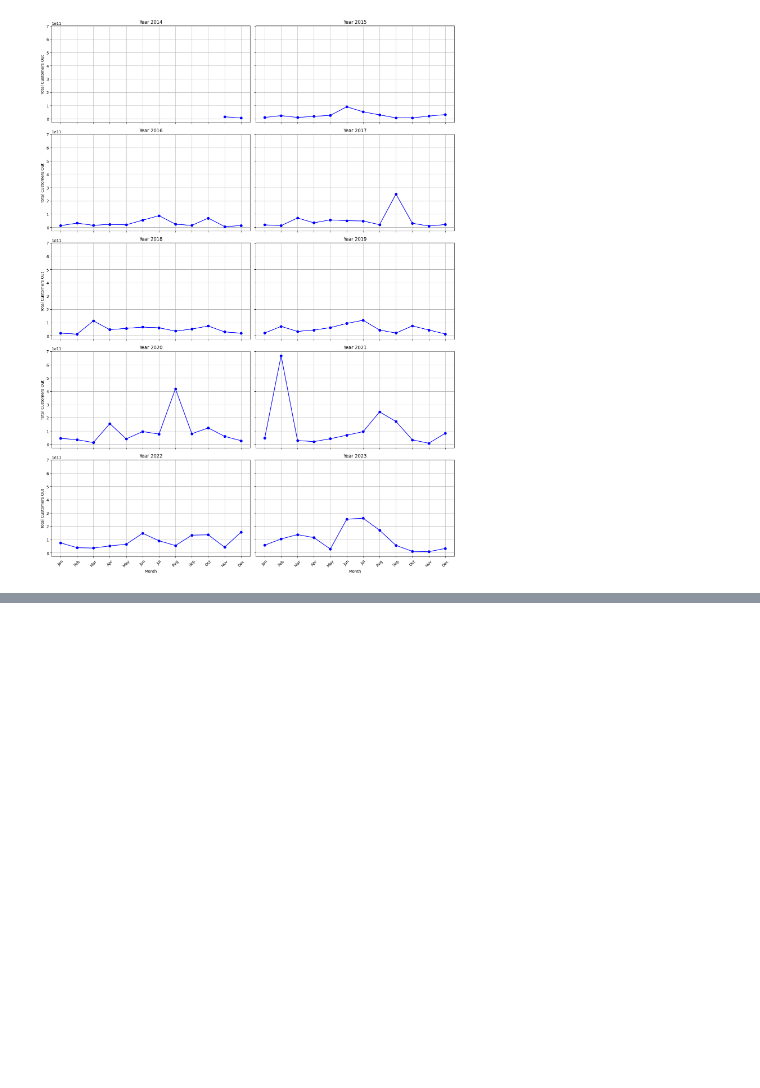
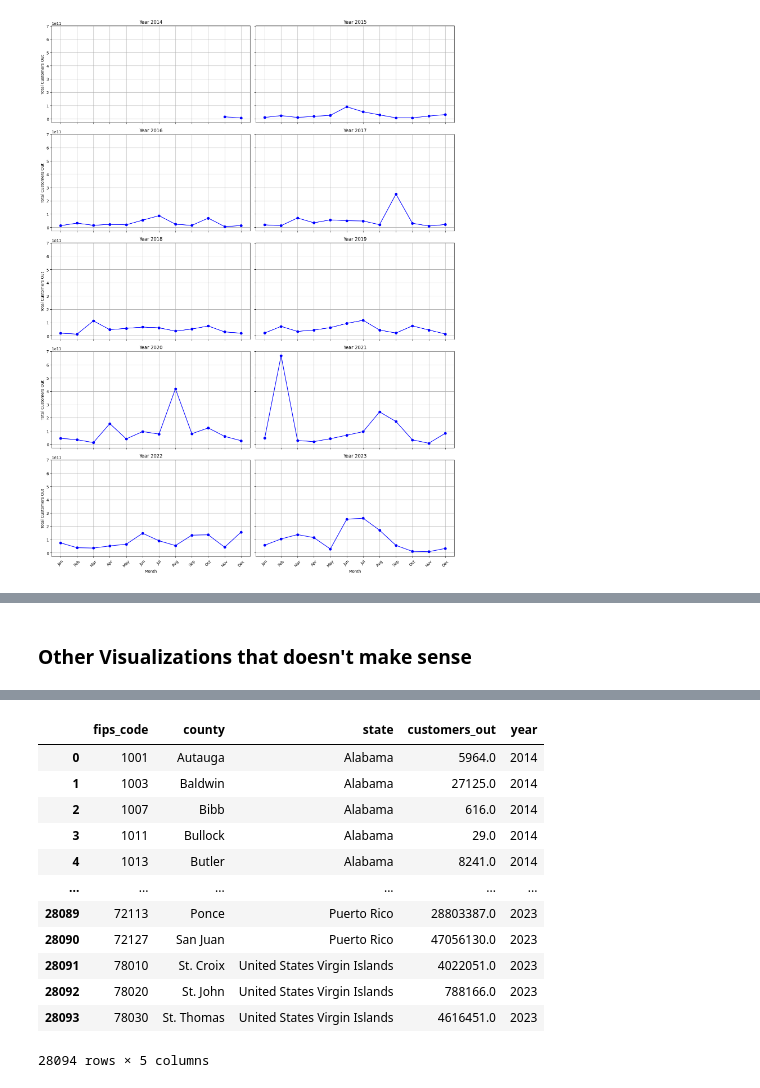
Before and after one commit to obelisk2u/DynamicRythms, a Jupyter notebook: EDA/EDA.ipynb, the cells around one changed output, grey strips where cells are left out. Saved outputs shown, nothing was run; the diff lists cells and outputs as text; code cells hidden in the pictures; blank space fills up the shorter version.

```diff
--- a/EDA/EDA.ipynb
+++ b/EDA/EDA.ipynb
@@ -495,0 +348,61 @@ plt.show()
+# %% [markdown]
+### Other Visualizations that doesn't make sense
+# %%
+import pandas as pd
+
+def combine_outages_by_year(elec_path, start_year=2014, end_year=2023):
+    """
+    Combines outage data from multiple years into a single DataFrame.
+
+    Parameters:
+    - elec_path (str): Path to the directory containing the CSV files.
+    - start_year (int): Starting year (default: 2014).
+    - end_year (int): Ending year (default: 2023).
+
+    Returns:
+    - pd.DataFrame: A DataFrame with columns fips_code, county, state, customers_out (summed), and year.
+    """
+    # List to store each year's grouped DataFrame
+    all_years_dfs = []
+
+    # Loop through each year from start_year to end_year
+    for year in range(start_year, end_year + 1):
+        try:
+            # Construct the file path
+            file_path = elec_path + f'eaglei_outages_{year}.csv'
+
+            # Read the CSV
+            df = pd.read_csv(file_path)
+
+            # Group by fips_code, county, state and sum customers_out
+            grouped_df = df.groupby(['fips_code', 'county', 'state'], as_index=False)['customers_out'].sum()
+
+            # Add a column for the year
+            grouped_df['year'] = year
+
+            # Append to the list
+            all_years_dfs.append(grouped_df)
+
+            print(f"Processed data for year {year}")
+
+        except FileNotFoundError:
+            print(f"File for year {year} not found: {file_path}")
+            continue
+        except Exception as e:
+            print(f"Error processing year {year}: {str(e)}")
+            continue
+
+    # Check if any data was processed
+    if not all_years_dfs:
+        raise ValueError("No data was processed. Please check the file paths and data availability.")
+
+    # Concatenate all DataFrames vertically
+    final_df = pd.concat(all_years_dfs, ignore_index=True)
+
+    return final_df
+
+elec_geog_df = combine_outages_by_year(elec_path)
+elec_geog_df
+
+# result_df.to_csv('combined_outages_2014_2023.csv', index=False)
+# %% [output]
@@ -495,0 +419,13 @@ plt.show()
+|  | fips_code | county | state | customers_out | year |
+| 0 | 1001 | Autauga | Alabama | 5964.0 | 2014 |
+| 1 | 1003 | Baldwin | Alabama | 27125.0 | 2014 |
+| 2 | 1007 | Bibb | Alabama | 616.0 | 2014 |
+| 3 | 1011 | Bullock | Alabama | 29.0 | 2014 |
+| 4 | 1013 | Butler | Alabama | 8241.0 | 2014 |
+| ... | ... | ... | ... | ... | ... |
+| 28089 | 72113 | Ponce | Puerto Rico | 28803387.0 | 2023 |
+| 28090 | 72127 | San Juan | Puerto Rico | 47056130.0 | 2023 |
+| 28091 | 78010 | St. Croix | United States Virgin Islands | 4022051.0 | 2023 |
+| 28092 | 78020 | St. John | United States Virgin Islands | 788166.0 | 2023 |
+| 28093 | 78030 | St. Thomas | United States Virgin Islands | 4616451.0 | 2023 |
+28094 rows × 5 columns
```
Also changed, not shown: parts of 22 cells of this notebook, 1 other file.
